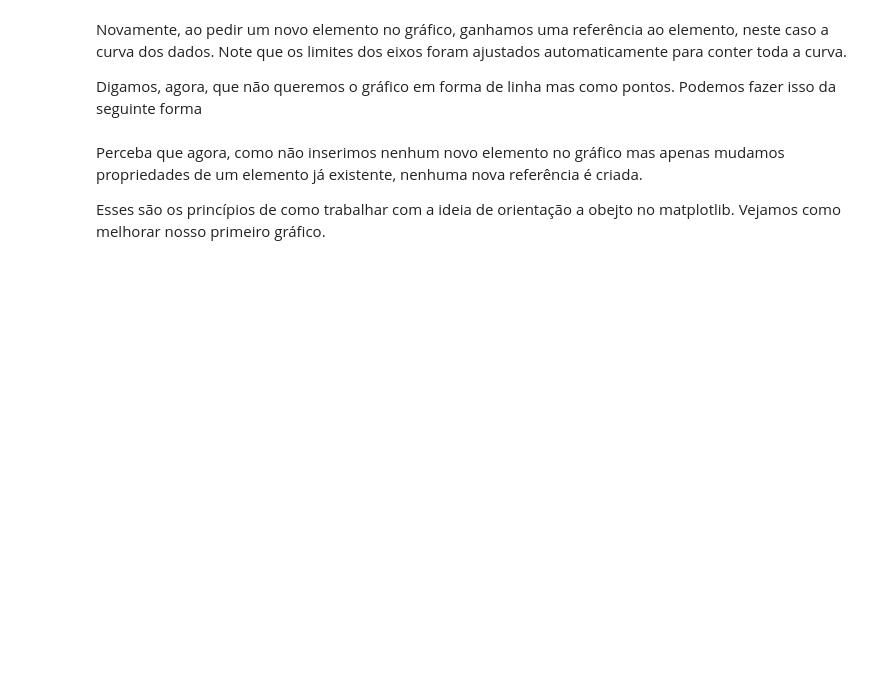
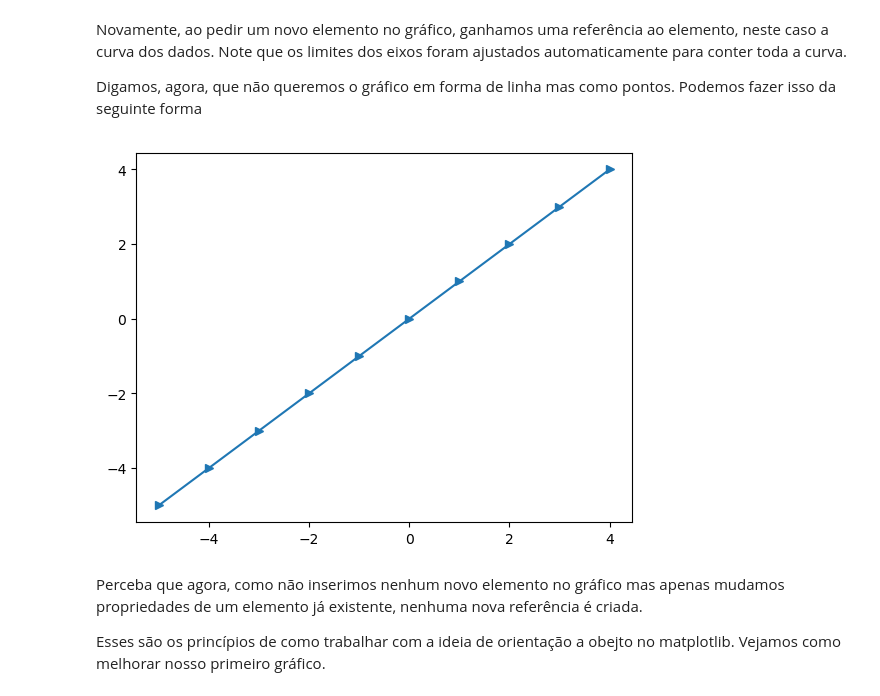
Before and after one commit to flipgthb/python-escola-de-inverno-2018, a Jupyter notebook: 3-Matplotlib.ipynb, the cells around one changed output. Cells and saved outputs as stored; diff of their text form; code cells hidden in the pictures; blank space fills up the shorter version.

```diff
--- a/3-Matplotlib.ipynb
+++ b/3-Matplotlib.ipynb
@@ -9,7 +9,7 @@ Vamos começar com um exemplo:
 # %%
 import numpy as np
 from matplotlib import pyplot as plt
-plt.style.use('seaborn-notebook')
+#plt.style.use('seaborn-notebook')
 
 # dados para serem plotados
 x = np.linspace(-2*np.pi,2*np.pi,100)
@@ -70,9 +74,11 @@ Note que os limites dos eixos foram ajustados automaticamente para conter toda a
 Digamos, agora, que não queremos o gráfico em forma de linha mas como pontos.
 Podemos fazer isso da seguinte forma
 # %%
-curve1.set_linestyle('')
-curve1.set_marker('.')
+curve1.set_linestyle('-')
+curve1.set_marker('>')
 fig
+# %% [output]
+[figure, added]
 # %% [markdown]
 Perceba que agora, como não inserimos nenhum novo elemento no gráfico mas apenas mudamos propriedades de um elemento já existente, nenhuma nova referência é criada.
 
```
Also changed, not shown: parts of 12 cells of this notebook, 3 other files.
